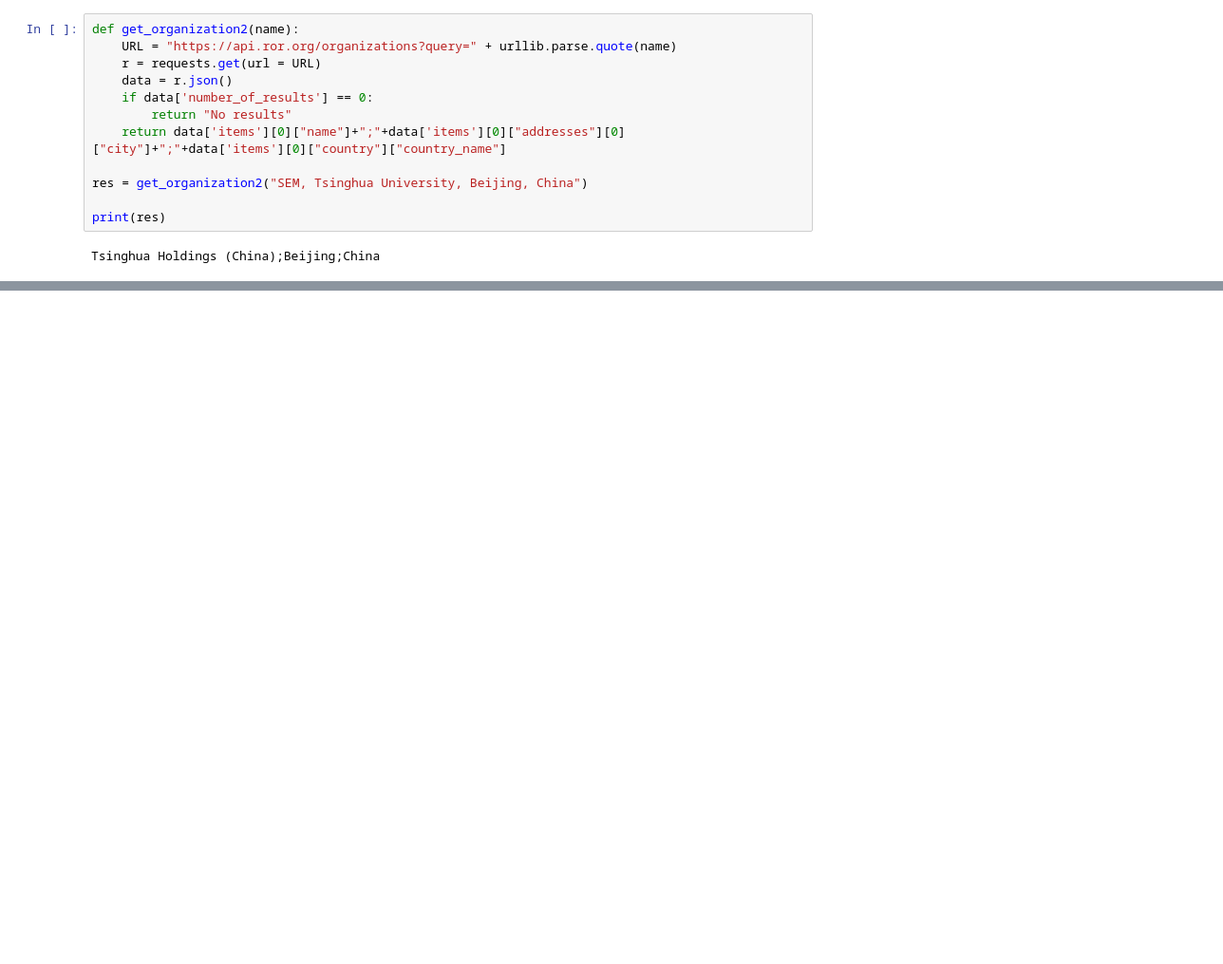
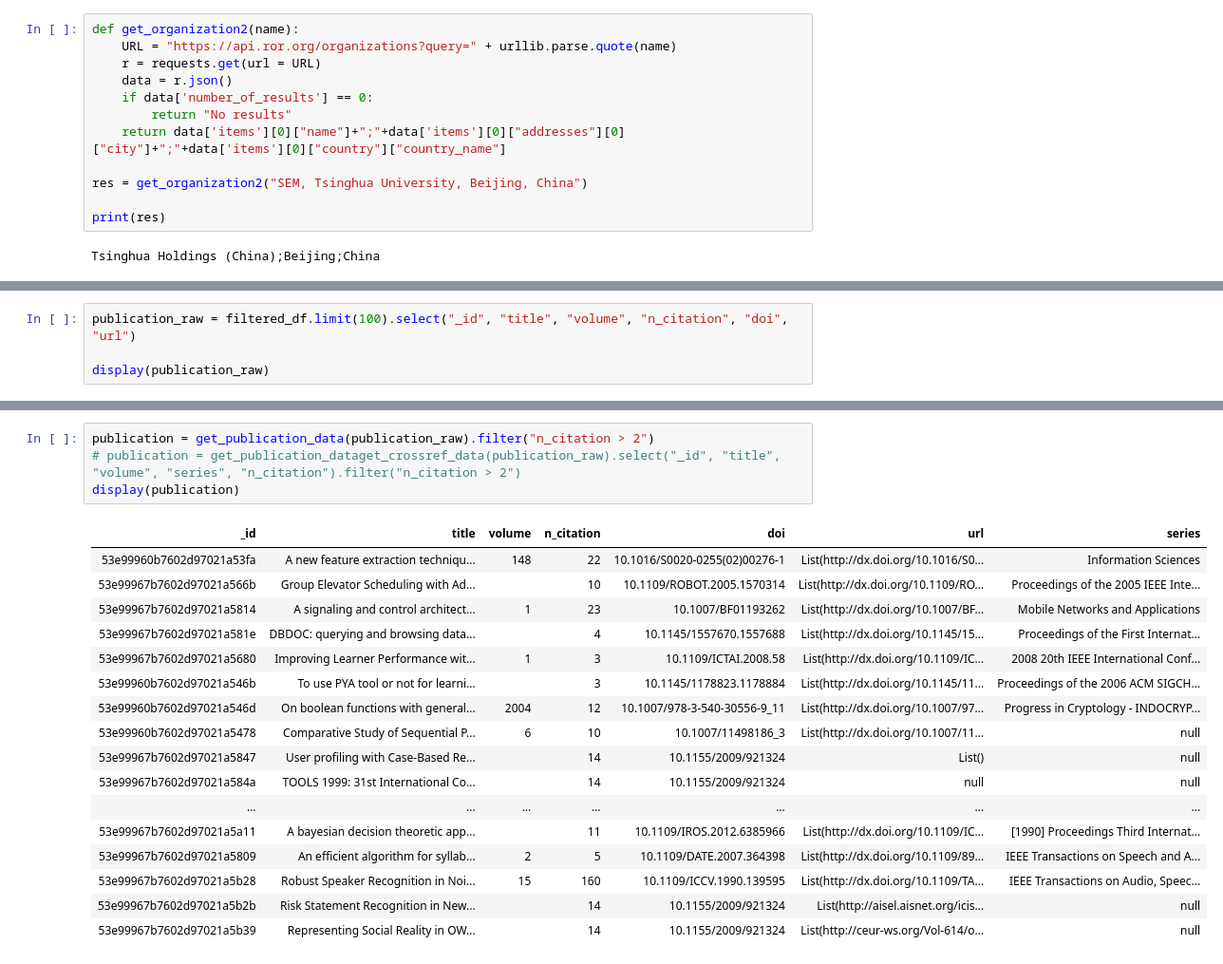
Before and after one commit to Karljohan99/BDM2023-group3, a Jupyter notebook: project1/Project_1.ipynb, the cells around one changed output, grey strips where cells are left out. Shown at 95% size. Saved outputs shown, nothing was run; the diff lists cells and outputs as text; blank space fills up the shorter version.

Commit message:
Added publications, types and keywords tables

```diff
--- a/project1/Project_1.ipynb
+++ b/project1/Project_1.ipynb
@@ -180,0 +184,4 @@ Tsinghua Holdings (China);Beijing;China
+# %%
+publication_raw = filtered_df.limit(100).select("_id", "title", "volume", "n_citation", "doi", "url")
+
+display(publication_raw)
@@ -180,0 +262,22 @@ Tsinghua Holdings (China);Beijing;China
+# %%
+publication = get_publication_data(publication_raw).filter("n_citation > 2")
+# publication = get_publication_dataget_crossref_data(publication_raw).select("_id", "title", "volume", "series", "n_citation").filter("n_citation > 2")
+display(publication)
+# %% [output]
+| _id | title | volume | n_citation | doi | url | series |
+| 53e99960b7602d97021a53fa | A new feature extraction techniqu... | 148 | 22 | 10.1016/S0020-0255(02)00276-1 | List(http://dx.doi.org/10.1016/S0... | Information Sciences |
+| 53e99967b7602d97021a566b | Group Elevator Scheduling with Ad... |  | 10 | 10.1109/ROBOT.2005.1570314 | List(http://dx.doi.org/10.1109/RO... | Proceedings of the 2005 IEEE Inte... |
+| 53e99967b7602d97021a5814 | A signaling and control architect... | 1 | 23 | 10.1007/BF01193262 | List(http://dx.doi.org/10.1007/BF... | Mobile Networks and Applications |
+| 53e99967b7602d97021a581e | DBDOC: querying and browsing data... |  | 4 | 10.1145/1557670.1557688 | List(http://dx.doi.org/10.1145/15... | Proceedings of the First Internat... |
+| 53e99967b7602d97021a5680 | Improving Learner Performance wit... | 1 | 3 | 10.1109/ICTAI.2008.58 | List(http://dx.doi.org/10.1109/IC... | 2008 20th IEEE International Conf... |
+| 53e99960b7602d97021a546b | To use PYA tool or not for learni... |  | 3 | 10.1145/1178823.1178884 | List(http://dx.doi.org/10.1145/11... | Proceedings of the 2006 ACM SIGCH... |
+| 53e99960b7602d97021a546d | On boolean functions with general... | 2004 | 12 | 10.1007/978-3-540-30556-9_11 | List(http://dx.doi.org/10.1007/97... | Progress in Cryptology - INDOCRYP... |
+| 53e99960b7602d97021a5478 | Comparative Study of Sequential P... | 6 | 10 | 10.1007/11498186_3 | List(http://dx.doi.org/10.1007/11... | null |
+| 53e99967b7602d97021a5847 | User profiling with Case-Based Re... |  | 14 | 10.1155/2009/921324 | List() | null |
+| 53e99967b7602d97021a584a | TOOLS 1999: 31st International Co... |  | 14 | 10.1155/2009/921324 | null | null |
+| ... | ... | ... | ... | ... | ... | ... |
+| 53e99967b7602d97021a5a11 | A bayesian decision theoretic app... |  | 11 | 10.1109/IROS.2012.6385966 | List(http://dx.doi.org/10.1109/IC... | [1990] Proceedings Third Internat... |
+| 53e99967b7602d97021a5809 | An efficient algorithm for syllab... | 2 | 5 | 10.1109/DATE.2007.364398 | List(http://dx.doi.org/10.1109/89... | IEEE Transactions on Speech and A... |
+| 53e99967b7602d97021a5b28 | Robust Speaker Recognition in Noi... | 15 | 160 | 10.1109/ICCV.1990.139595 | List(http://dx.doi.org/10.1109/TA... | IEEE Transactions on Audio, Speec... |
+| 53e99967b7602d97021a5b2b | Risk Statement Recognition in New... |  | 14 | 10.1155/2009/921324 | List(http://aisel.aisnet.org/icis... | null |
+| 53e99967b7602d97021a5b39 | Representing Social Reality in OW... |  | 14 | 10.1155/2009/921324 | List(http://ceur-ws.org/Vol-614/o... | null |
```
Also changed, not shown: parts of 20 cells of this notebook.
